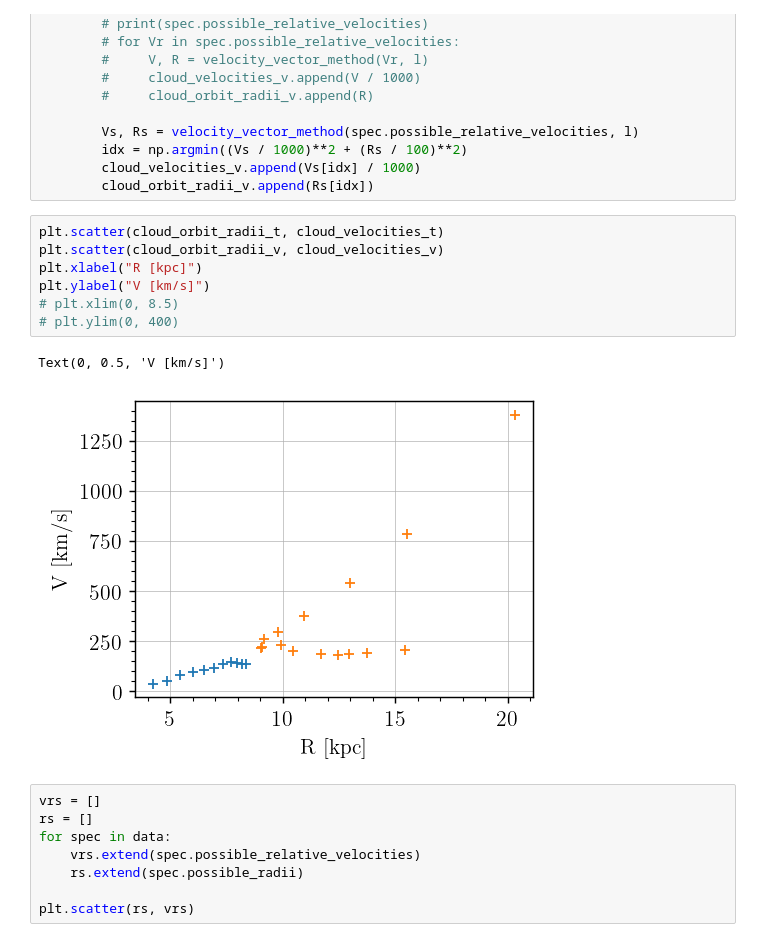
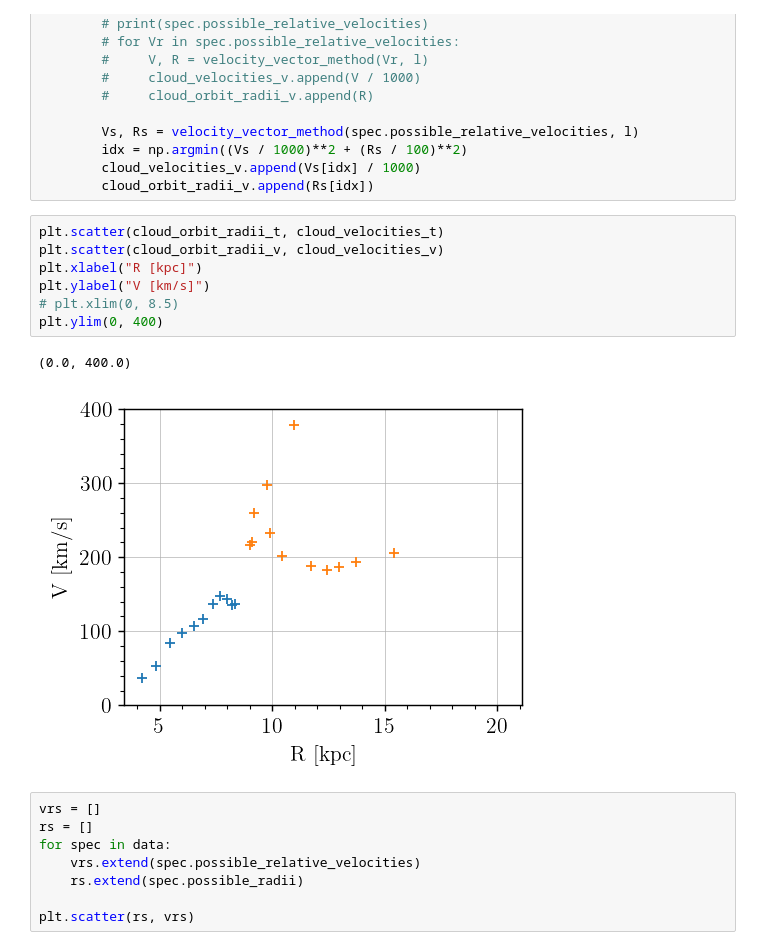
Before and after one commit to TomVdt/TPIII, a Jupyter notebook: 04-radiotelescope/analyse/exp5_salsa.ipynb, the cells around one changed output. Cells and saved outputs as stored; diff of their text form.

```diff
--- a/04-radiotelescope/analyse/exp5_salsa.ipynb
+++ b/04-radiotelescope/analyse/exp5_salsa.ipynb
@@ -348,13 +348,13 @@ for spec in data:
 # %%
 plt.scatter(cloud_orbit_radii_t, cloud_velocities_t)
 plt.scatter(cloud_orbit_radii_v, cloud_velocities_v)
 plt.xlabel("R [kpc]")
 plt.ylabel("V [km/s]")
 # plt.xlim(0, 8.5)
-# plt.ylim(0, 400)
+plt.ylim(0, 400)
 # %% [output]
-Text(0, 0.5, 'V [km/s]')
+(0.0, 400.0)
-[figure, old version]
+[figure, new version]
 # %%
 vrs = []
 rs = []
```
